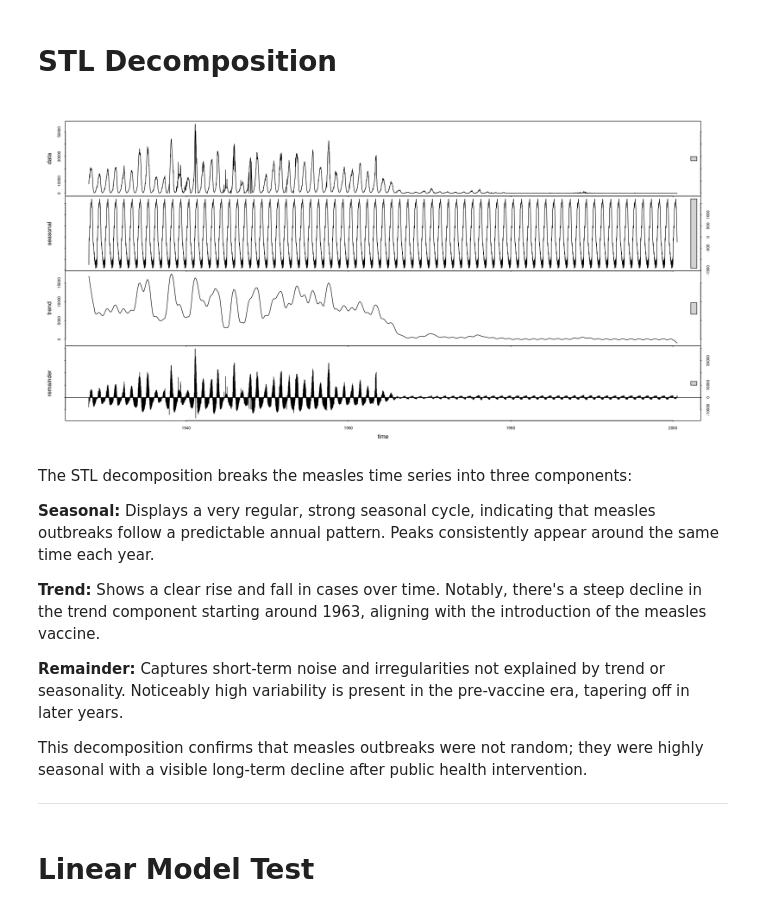
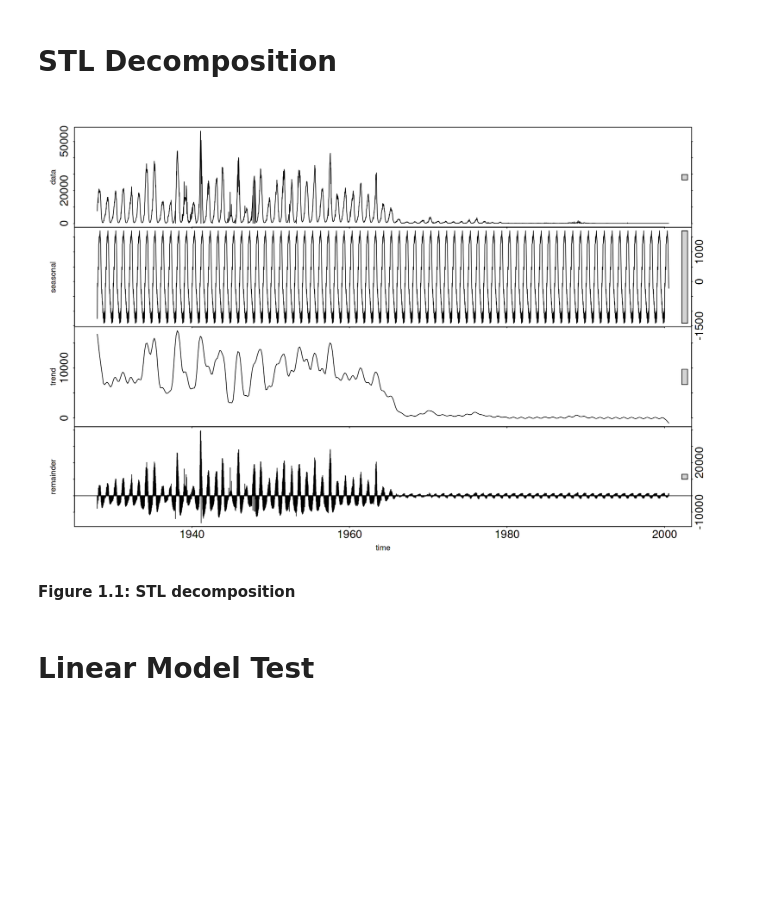
Before and after one commit to ahmedanis1/measles_analysis, a Jupyter notebook: data-visualisation.ipynb, the cells around one changed output. Drawn from its saved outputs; the diff is of its cells as text; code cells hidden in the pictures; blank space fills up the shorter version.

```diff
--- a/data-visualisation.ipynb
+++ b/data-visualisation.ipynb
@@ -157,33 +121,26 @@ Post-1963 Era: After the vaccine introduction, cases dropped to almost negligibl
 # %%
 data <- data %>%
   filter(disease == "MEASLES") %>%
   mutate(cases = as.numeric(cases),
          year = as.integer(substr(epi_week, 1, 4)),
          week = as.integer(substr(epi_week, 5, 6)),
          date = ISOweek::ISOweek2date(paste0(year, "-W", sprintf("%02d", week), "-1"))) %>%
   drop_na(date)
 
 measles_national <- data %>%
   group_by(date) %>%
   summarise(total_cases = sum(cases, na.rm = TRUE)) %>%
   arrange(date)
 
 ts_data <- ts(measles_national$total_cases, frequency = 52, start = c(1928, 1))
 stl_fit <- stl(ts_data, s.window = "periodic")
+par(cex.axis = 2.2, cex.main = 8, cex.lab = 2.5)
 plot(stl_fit)
+par(cex.axis = 1, cex.main = 1, cex.lab = 1)
 # %% [output]
-[figure, old version]
+[figure, new version]
-# %% [markdown]
-The STL decomposition breaks the measles time series into three components:
-
-__Seasonal:__ Displays a very regular, strong seasonal cycle, indicating that measles outbreaks follow a predictable annual pattern. Peaks consistently appear around the same time each year.
-
-__Trend:__ Shows a clear rise and fall in cases over time. Notably, there's a steep decline in the trend component starting around 1963, aligning with the introduction of the measles vaccine.
-
-__Remainder:__ Captures short-term noise and irregularities not explained by trend or seasonality. Noticeably high variability is present in the pre-vaccine era, tapering off in later years.
-
-This decomposition confirms that measles outbreaks were not random; they were highly seasonal with a visible long-term decline after public health intervention.
-___
+# %% [markdown]
+**Figure 1.1: STL decomposition**
 # %% [markdown]
 # Linear Model Test
 # %%
```
Also changed, not shown: parts of 12 cells of this notebook.
